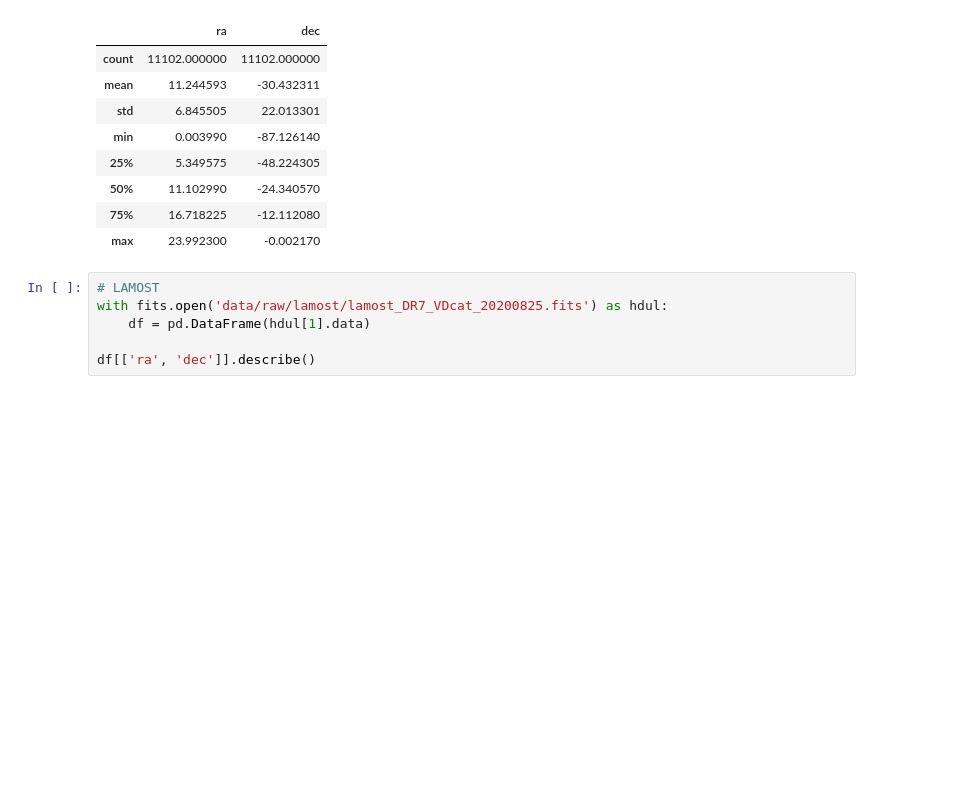
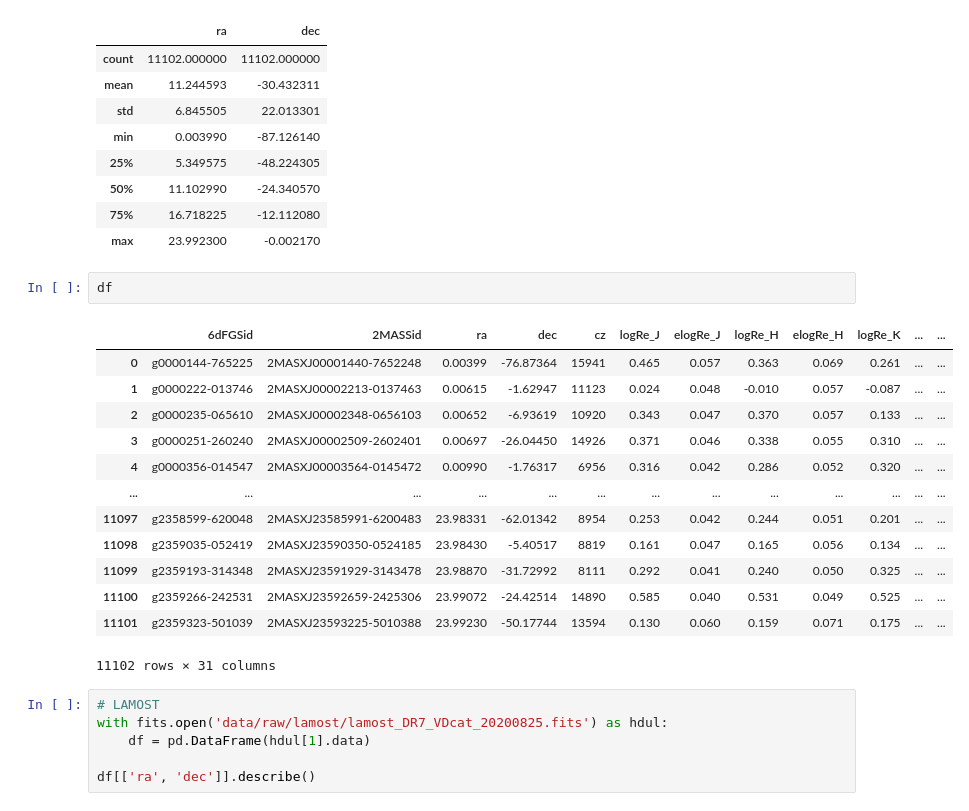
Before and after one commit to mrafifrbbn/thesis-research-2.0, a Jupyter notebook: notebook.ipynb, the cells around one changed output. Drawn from its saved outputs; the diff is of its cells as text; blank space fills up the shorter version.

```diff
--- a/notebook.ipynb
+++ b/notebook.ipynb
@@ -23,6 +23,22 @@ df[['ra', 'dec']].describe()
 | 50% | 11.102990 | -24.340570 |
 | 75% | 16.718225 | -12.112080 |
 | max | 23.992300 | -0.002170 |
+# %%
+df
+# %% [output]
+|  | 6dFGSid | 2MASSid | ra | dec | cz | logRe_J | elogRe_J | logRe_H | elogRe_H | logRe_K | ... | ... |
+| 0 | g0000144-765225 | 2MASXJ00001440-7652248 | 0.00399 | -76.87364 | 15941 | 0.465 | 0.057 | 0.363 | 0.069 | 0.261 | ... | ... |
+| 1 | g0000222-013746 | 2MASXJ00002213-0137463 | 0.00615 | -1.62947 | 11123 | 0.024 | 0.048 | -0.010 | 0.057 | -0.087 | ... | ... |
+| 2 | g0000235-065610 | 2MASXJ00002348-0656103 | 0.00652 | -6.93619 | 10920 | 0.343 | 0.047 | 0.370 | 0.057 | 0.133 | ... | ... |
+| 3 | g0000251-260240 | 2MASXJ00002509-2602401 | 0.00697 | -26.04450 | 14926 | 0.371 | 0.046 | 0.338 | 0.055 | 0.310 | ... | ... |
+| 4 | g0000356-014547 | 2MASXJ00003564-0145472 | 0.00990 | -1.76317 | 6956 | 0.316 | 0.042 | 0.286 | 0.052 | 0.320 | ... | ... |
+| ... | ... | ... | ... | ... | ... | ... | ... | ... | ... | ... | ... | ... |
+| 11097 | g2358599-620048 | 2MASXJ23585991-6200483 | 23.98331 | -62.01342 | 8954 | 0.253 | 0.042 | 0.244 | 0.051 | 0.201 | ... | ... |
+| 11098 | g2359035-052419 | 2MASXJ23590350-0524185 | 23.98430 | -5.40517 | 8819 | 0.161 | 0.047 | 0.165 | 0.056 | 0.134 | ... | ... |
+| 11099 | g2359193-314348 | 2MASXJ23591929-3143478 | 23.98870 | -31.72992 | 8111 | 0.292 | 0.041 | 0.240 | 0.050 | 0.325 | ... | ... |
+| 11100 | g2359266-242531 | 2MASXJ23592659-2425306 | 23.99072 | -24.42514 | 14890 | 0.585 | 0.040 | 0.531 | 0.049 | 0.525 | ... | ... |
+| 11101 | g2359323-501039 | 2MASXJ23593225-5010388 | 23.99230 | -50.17744 | 13594 | 0.130 | 0.060 | 0.159 | 0.071 | 0.175 | ... | ... |
+11102 rows × 31 columns
 # %%
 # LAMOST
 with fits.open('data/raw/lamost/lamost_DR7_VDcat_20200825.fits') as hdul:
```
Also changed, not shown: parts of 2 cells of this notebook, 13 other files.
